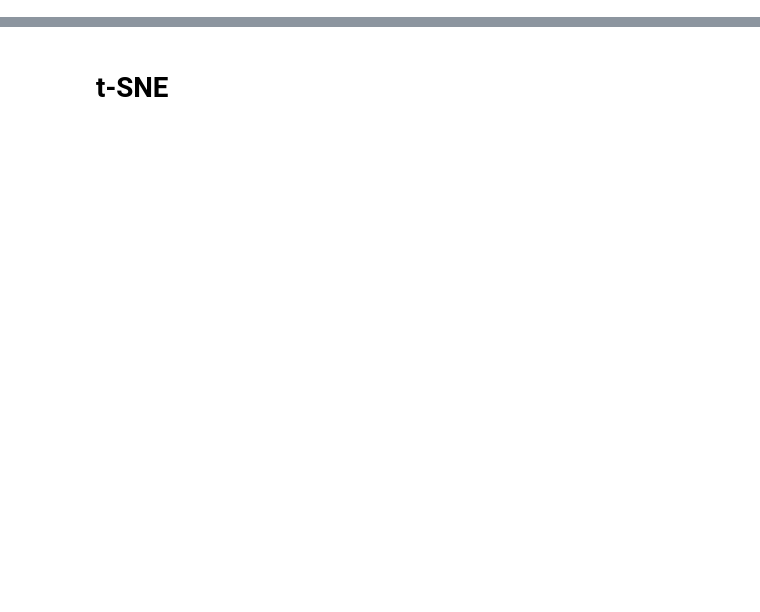
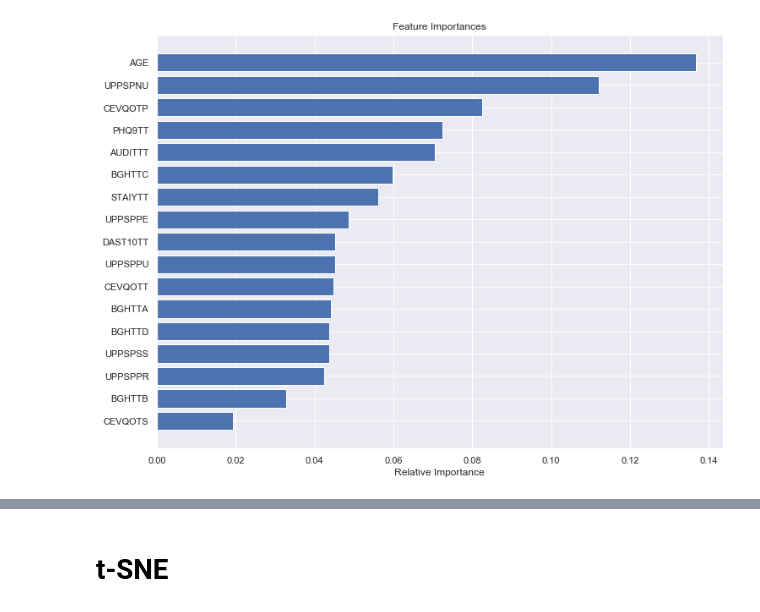
Before and after one commit to pnplab/ML_CRIUSMM, a Jupyter notebook: cours_4/cours_4.ipynb, the cells around one changed output, grey strips where cells are left out. Drawn from its saved outputs; the diff is of its cells as text; code cells hidden in the pictures; blank space fills up the shorter version.

```diff
--- a/cours_4/cours_4.ipynb
+++ b/cours_4/cours_4.ipynb
@@ -0,0 +1,98 @@
+# %%
+import warnings
+warnings.filterwarnings("ignore")
+warnings.filterwarnings(action='ignore',category=DeprecationWarning)
+warnings.filterwarnings(action='ignore',category=FutureWarning)
+
+# -----------------------------------------------------------------------------
+# ÉTAPE 1 : importer les librairies utiles
+# -----------------------------------------------------------------------------
+
+# Importer les librairies utiles pour l'analyse
+import pandas as pd
+import numpy as np
+
+
+# -----------------------------------------------------------------------------
+# ÉTAPE 2 : importer les fonctions utiles
+# -----------------------------------------------------------------------------
+
+# Importer les fonctions de prétraitement
+from sklearn.preprocessing import StandardScaler, MinMaxScaler
+
+# Importer une fonction qui nous permette de construire aléatoirement les ensembles "Entraînement" et "Test"
+from sklearn.model_selection import train_test_split
+
+# Importer le modèle de régression logistique de sklearn
+from sklearn.ensemble import RandomForestClassifier
+
+# Importer la fonction de validation croisée
+from sklearn.model_selection import StratifiedKFold, GridSearchCV
+
+# Importer la fonction permettant d'afficher le rapport de classification
+from sklearn.metrics import f1_score, make_scorer
+
+np.random.seed(42)
+
+# -----------------------------------------------------------------------------
+# ÉTAPE 3 : importer et préparer le jeu de données
+# -----------------------------------------------------------------------------
+
+# Importons un ensemble de données
+data = pd.read_csv('../data/sim_data_signature_small.csv')
+# Retirer les lignes comportant des données manquantes
+data = data.dropna()
+
+features_cols = ['UPPSPNU', 'UPPSPPU', 'UPPSPPR', 'UPPSPPE', 'UPPSPSS', 'PHQ9TT', 'CEVQOTT', 'CEVQOTP', 'CEVQOTS', \
+                'DAST10TT', 'AUDITTT', 'STAIYTT', 'BGHTTA', 'BGHTTB', 'BGHTTC', 'BGHTTD', 'AGE']
+
+X = data.loc[:, features_cols]
+y = data['CIMDX']
+
+X_train, X_test, y_train, y_test = train_test_split(X, y, test_size = 0.2)
+
+scaler = MinMaxScaler()
+
+X_train = scaler.fit_transform(X_train)
+X_test = scaler.fit_transform(X_test)
+
+print('Data ready')
+
+# -----------------------------------------------------------------------------
+# ÉTAPE 4 : définir et entraîner le modèle
+# -----------------------------------------------------------------------------
+
+# Définir le modèle
+model_forest = RandomForestClassifier()
+
+# Définir les hyperparamètres
+hyperparams_forest = {'n_estimators':[5], \
+                      'max_depth':[1, 2, 4, 8, 12, 16], \
+                      'min_samples_split':[2, 4, 6, 8, 10, 12, 14, 16], \
+                      'max_features': [1, 3, 5, 7, 9]}
+
+
+cv_folds = StratifiedKFold(n_splits=3, random_state=42)
+
+scoring = make_scorer(f1_score , average='macro')
+
+cv_valid = GridSearchCV(estimator=model_forest, param_grid=hyperparams_forest, cv=cv_folds, scoring=scoring)
+cv_valid.fit(X_train, y_train)
+best_params = cv_valid.best_params_
+best_score = cv_valid.best_score_
+model = cv_valid.best_estimator_
+print('\nMeilleurs hyperparamètres: \n', best_params)
+print('\nScore = \n', best_score)
+print('\nImportance des caractéristiques : \n', model.feature_importances_)
+
+importances = model.feature_importances_
+indices = np.argsort(importances)
+
+plt.title('Feature Importances')
+plt.barh(range(len(indices)), importances[indices], color='b', align='center')
+plt.yticks(range(len(indices)), [features_cols[i] for i in indices])
+plt.xlabel('Relative Importance')
+plt.show()
+
+print("\n\n Analyse terminée")
+# %% [output]
@@ -0,0 +111 @@
+[figure, added]
```
Also changed, not shown: parts of 30 cells of this notebook, 25 other files.
